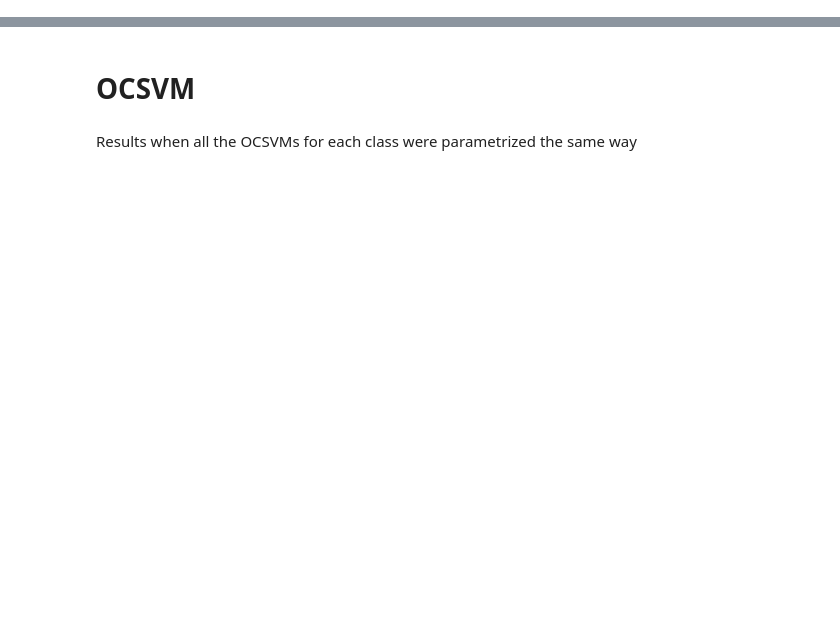
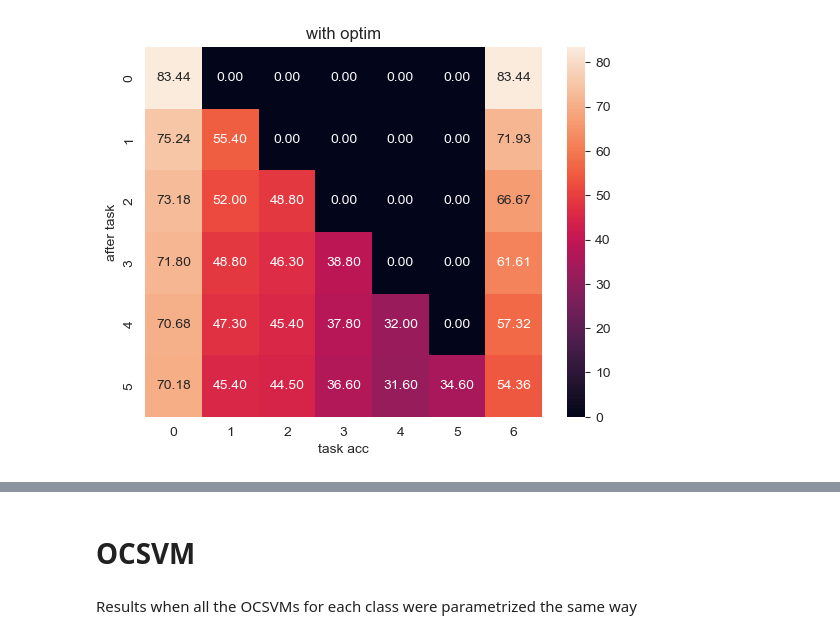
Before and after one commit to AndAnotherANS/FeCAM, a Jupyter notebook: chart.ipynb, the cells around one changed output, grey strips where cells are left out. Drawn from its saved outputs; the diff is of its cells as text; code cells hidden in the pictures; blank space fills up the shorter version.

```diff
--- a/chart.ipynb
+++ b/chart.ipynb
@@ -46 +52,5 @@ def print_results_chart(results_file_name, name):
+# %%
+print_results_chart('./logs/gridsearch0/train_1993_resnet18_0.log', 'with optim')
+# %% [output]
+[figure, added]
 # %%
```
Also changed, not shown: parts of 24 cells of this notebook, 5 other files.
